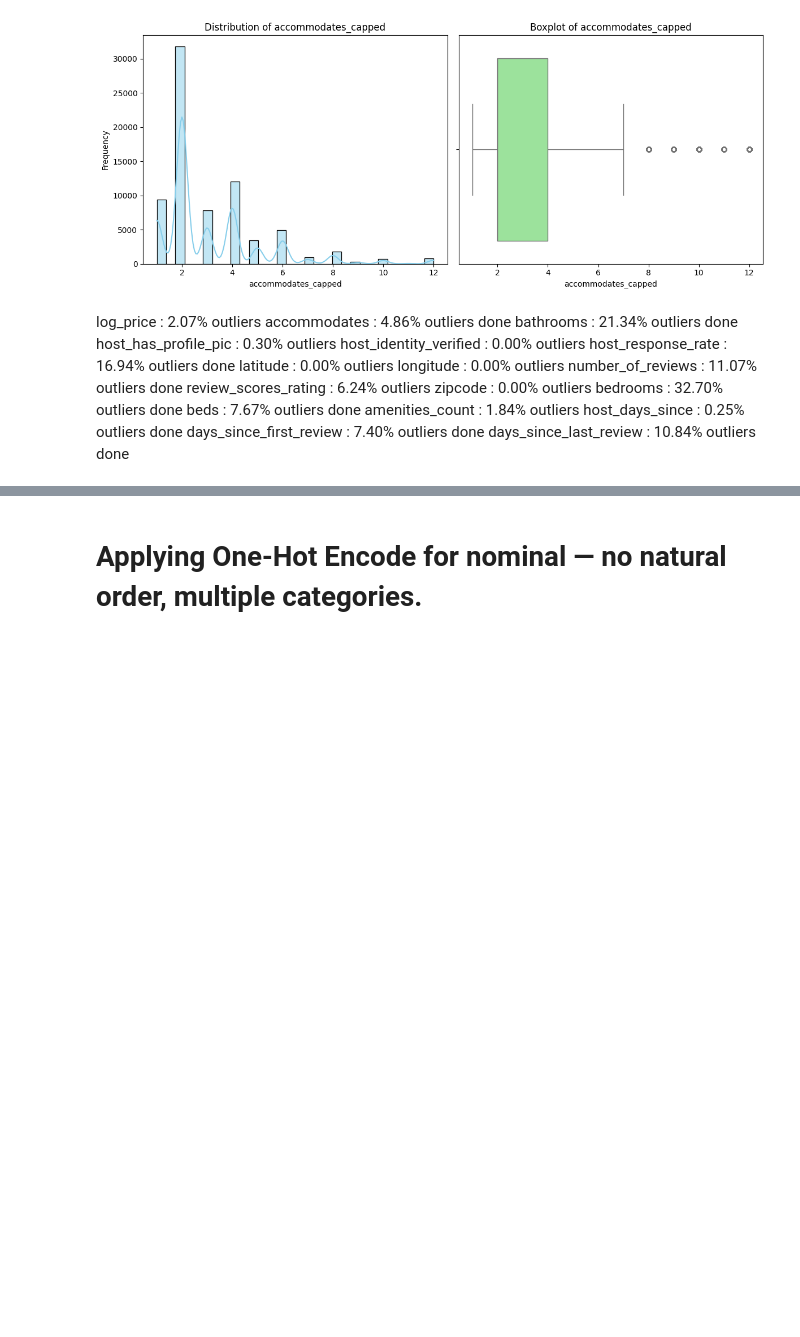
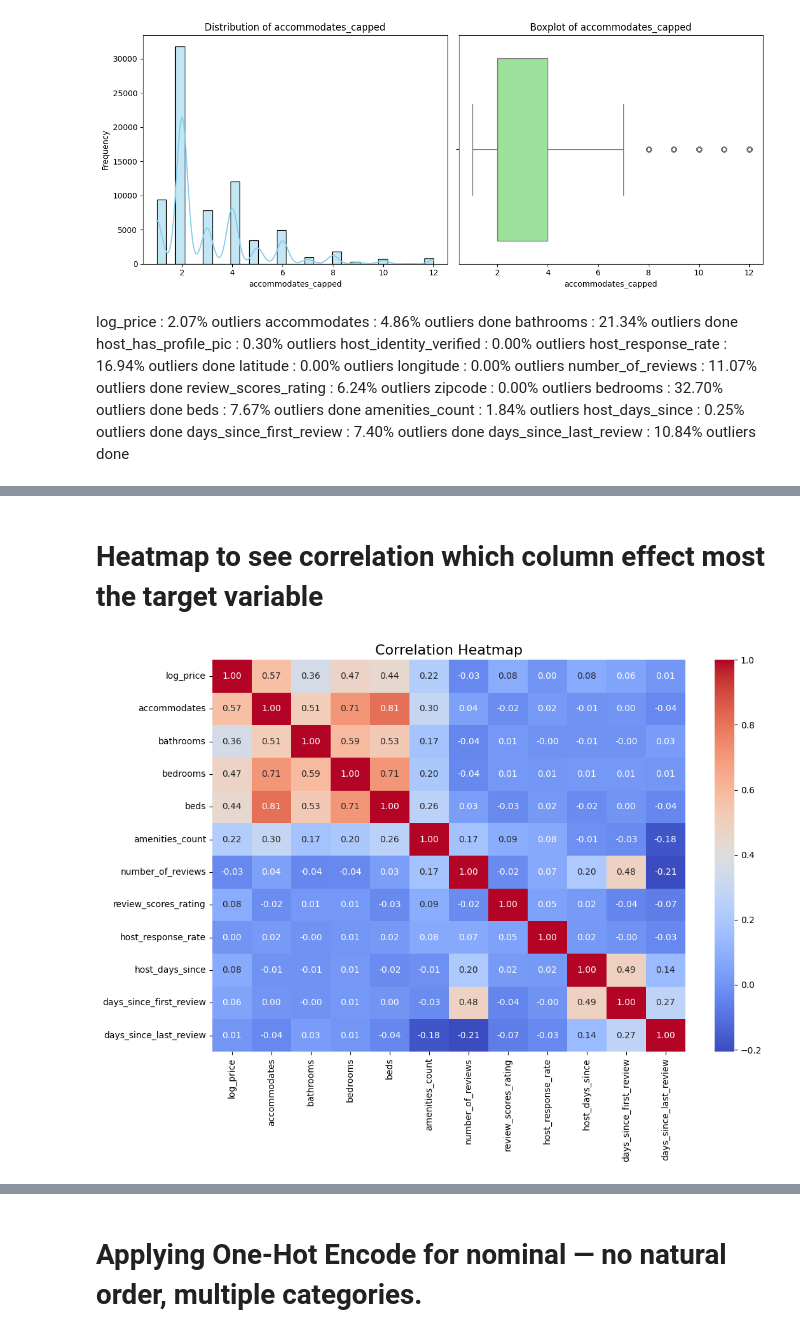
Before and after one commit to ajaythakur958/ML-Project-Airbnb-Price-Prediction-and-Insights, a Jupyter notebook: ML_Project.ipynb, the cells around one changed output, grey strips where cells are left out. Cells and saved outputs as stored; diff of their text form; code cells hidden in the pictures; blank space fills up the shorter version.

```diff
--- a/ML_Project.ipynb
+++ b/ML_Project.ipynb
@@ -647,4 +654,7 @@ plt.xlabel(col)
 
 plt.tight_layout()
 plt.show()
+
+# Drop originla column
+df.drop(columns=['host_days_since'], inplace=True)
 # %% [output]
@@ -694,6 +708,9 @@ plt.xlabel(col)
 
 plt.tight_layout()
 plt.show()
+
+# Drop originla column
+df.drop(columns=['beds'], inplace=True)
 # %% [output]
 Column 'beds_capped' unique values: [1. 3. 2. 6. 4. 5. 0.]
 [figure]
@@ -741,6 +762,9 @@ plt.xlabel(col)
 
 plt.tight_layout()
 plt.show()
+
+# Drop originla column
+df.drop(columns=['accommodates'], inplace=True)
 # %% [output]
 Column 'accommodates_capped' unique values: [ 3.  7.  5.  4.  2.  6.  8.  1.  9. 10. 12. 11.]
 [figure]
@@ -767,5 +788,0 @@ days_since_last_review    :  10.84% outliers done
-# %%
-cols_to_drop = ['bedrooms','bathrooms','number_of_reviews','days_since_last_review',
-                'host_response_rate','days_since_first_review','host_days_since','accommodates', 'beds']
-
-df.drop(columns=cols_to_drop, inplace=True)
@@ -771,0 +815,14 @@ df.drop(columns=cols_to_drop, inplace=True)
+# %% [markdown]
+# Heatmap to see correlation which column effect most the target variable
+# %%
+num_cols = [
+    'log_price','accommodates','bathrooms','bedrooms','beds','amenities_count','number_of_reviews',
+    'review_scores_rating','host_response_rate','host_days_since','days_since_first_review','days_since_last_review']
+
+corr = df[num_cols].corr()
+plt.figure(figsize=(12,8))
+sns.heatmap(corr, annot=True, cmap='coolwarm', fmt=".2f")
+plt.title("Correlation Heatmap", fontsize=16)
+plt.show()
+# %% [output]
+[figure, added]
```
Also changed, not shown: parts of 67 cells of this notebook, 1 other file.
